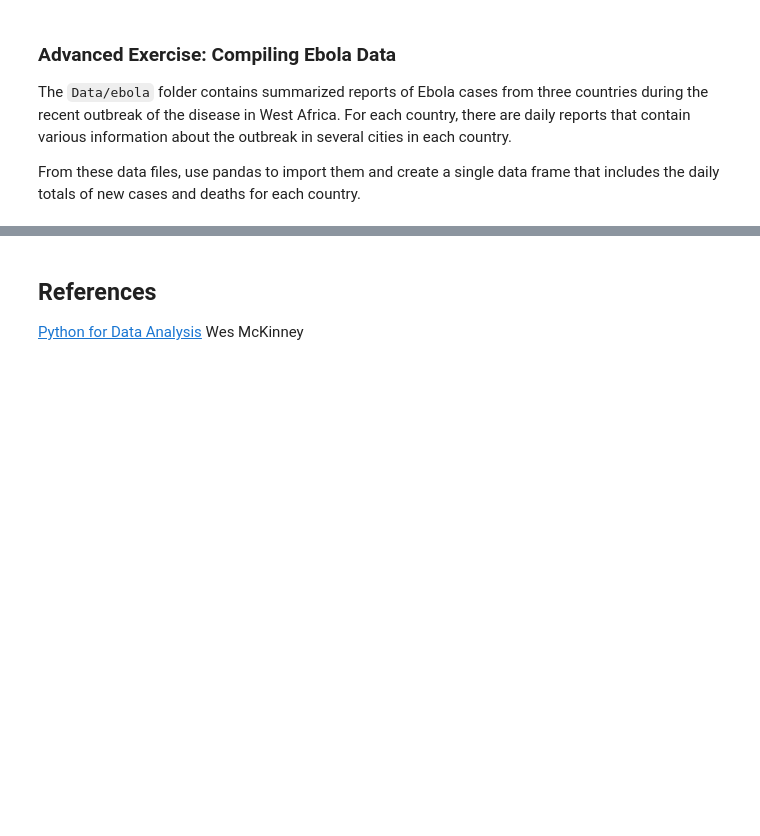
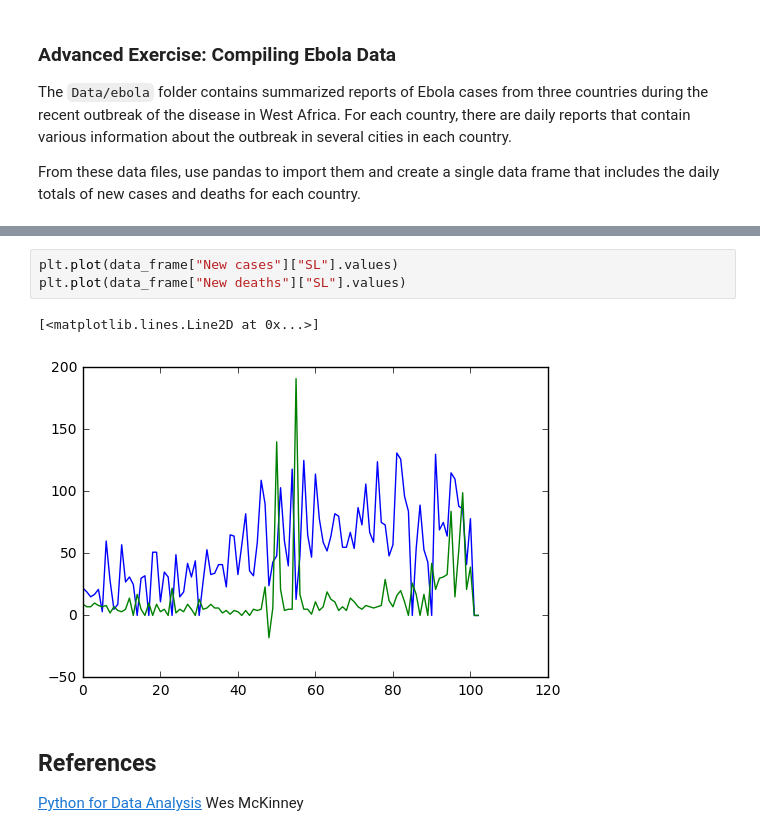
Before and after one commit to timozattol/ada-2016, a Jupyter notebook: hw01/Intro to Pandas.ipynb, the cells around one changed output, grey strips where cells are left out. Saved outputs shown, nothing was run; the diff lists cells and outputs as text; blank space fills up the shorter version.

```diff
--- a/hw01/Intro to Pandas.ipynb
+++ b/hw01/Intro to Pandas.ipynb
@@ -1561,3 +2189,9 @@ From these data files, use pandas to import them and create a single data frame
+# %%
+plt.plot(data_frame["New cases"]["SL"].values)
+plt.plot(data_frame["New deaths"]["SL"].values)
+# %% [output]
+[<matplotlib.lines.Line2D at 0x...>]
+[figure, added]
 # %% [markdown]
 ## References
 
```
Also changed, not shown: parts of 57 cells of this notebook.
